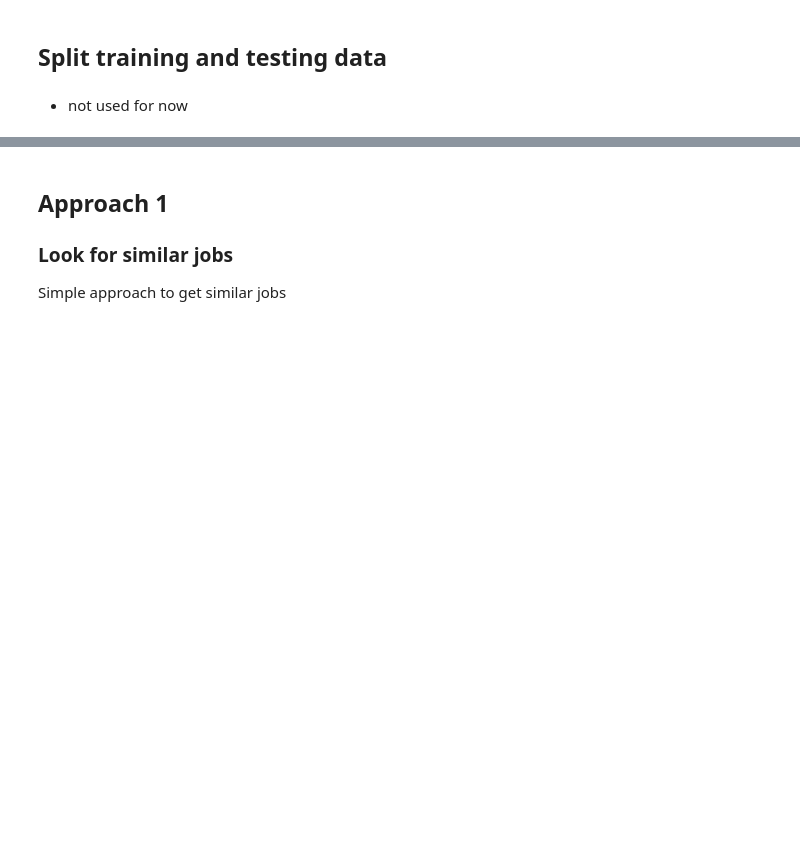
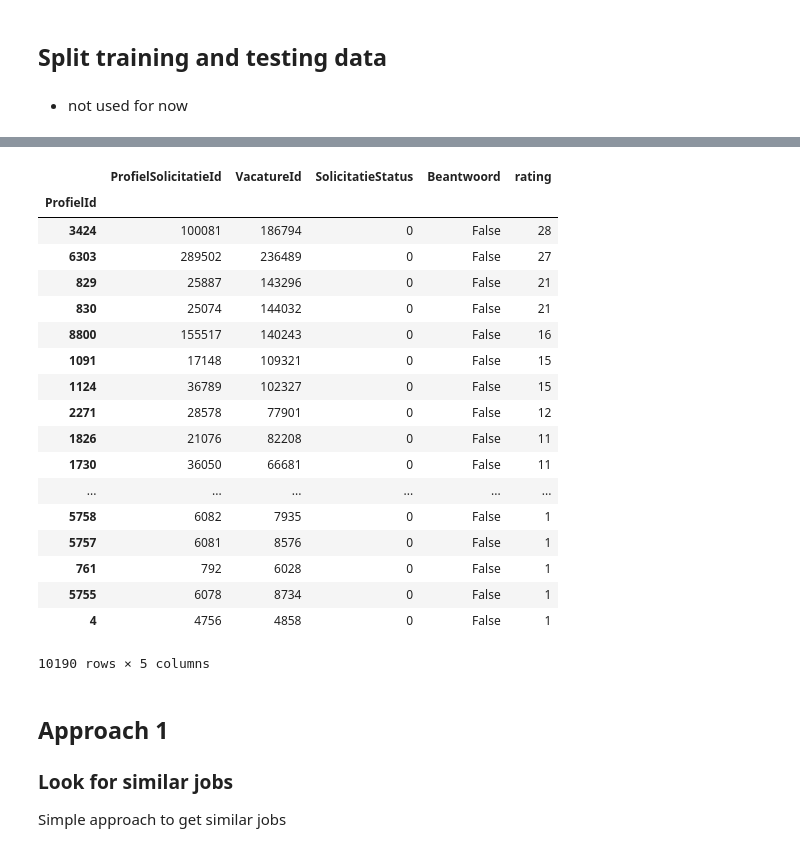
Before and after one commit to woetwoet/JobRecommendation, a Jupyter notebook: Profilevacancy_recommendation_V1.ipynb, the cells around one changed output, grey strips where cells are left out. Saved outputs shown, nothing was run; the diff lists cells and outputs as text; code cells hidden in the pictures; blank space fills up the shorter version.

```diff
--- a/Profilevacancy_recommendation_V1.ipynb
+++ b/Profilevacancy_recommendation_V1.ipynb
@@ -116,3 +80,25 @@ plt.show()
+# %%
+apps.groupby(['ProfielId']).sum().sort_values(by=['rating'],ascending=False)
+# %% [output]
+|  | ProfielSolicitatieId | VacatureId | SolicitatieStatus | Beantwoord | rating |
+| ProfielId |  |  |  |  |  |
+| 3424 | 100081 | 186794 | 0 | False | 28 |
+| 6303 | 289502 | 236489 | 0 | False | 27 |
+| 829 | 25887 | 143296 | 0 | False | 21 |
+| 830 | 25074 | 144032 | 0 | False | 21 |
+| 8800 | 155517 | 140243 | 0 | False | 16 |
+| 1091 | 17148 | 109321 | 0 | False | 15 |
+| 1124 | 36789 | 102327 | 0 | False | 15 |
+| 2271 | 28578 | 77901 | 0 | False | 12 |
+| 1826 | 21076 | 82208 | 0 | False | 11 |
+| 1730 | 36050 | 66681 | 0 | False | 11 |
+| ... | ... | ... | ... | ... | ... |
+| 5758 | 6082 | 7935 | 0 | False | 1 |
+| 5757 | 6081 | 8576 | 0 | False | 1 |
+| 761 | 792 | 6028 | 0 | False | 1 |
+| 5755 | 6078 | 8734 | 0 | False | 1 |
+| 4 | 4756 | 4858 | 0 | False | 1 |
+10190 rows × 5 columns
 # %% [markdown]
 ## Approach 1
 
```
Also changed, not shown: parts of 15 cells of this notebook, 6 other files.
